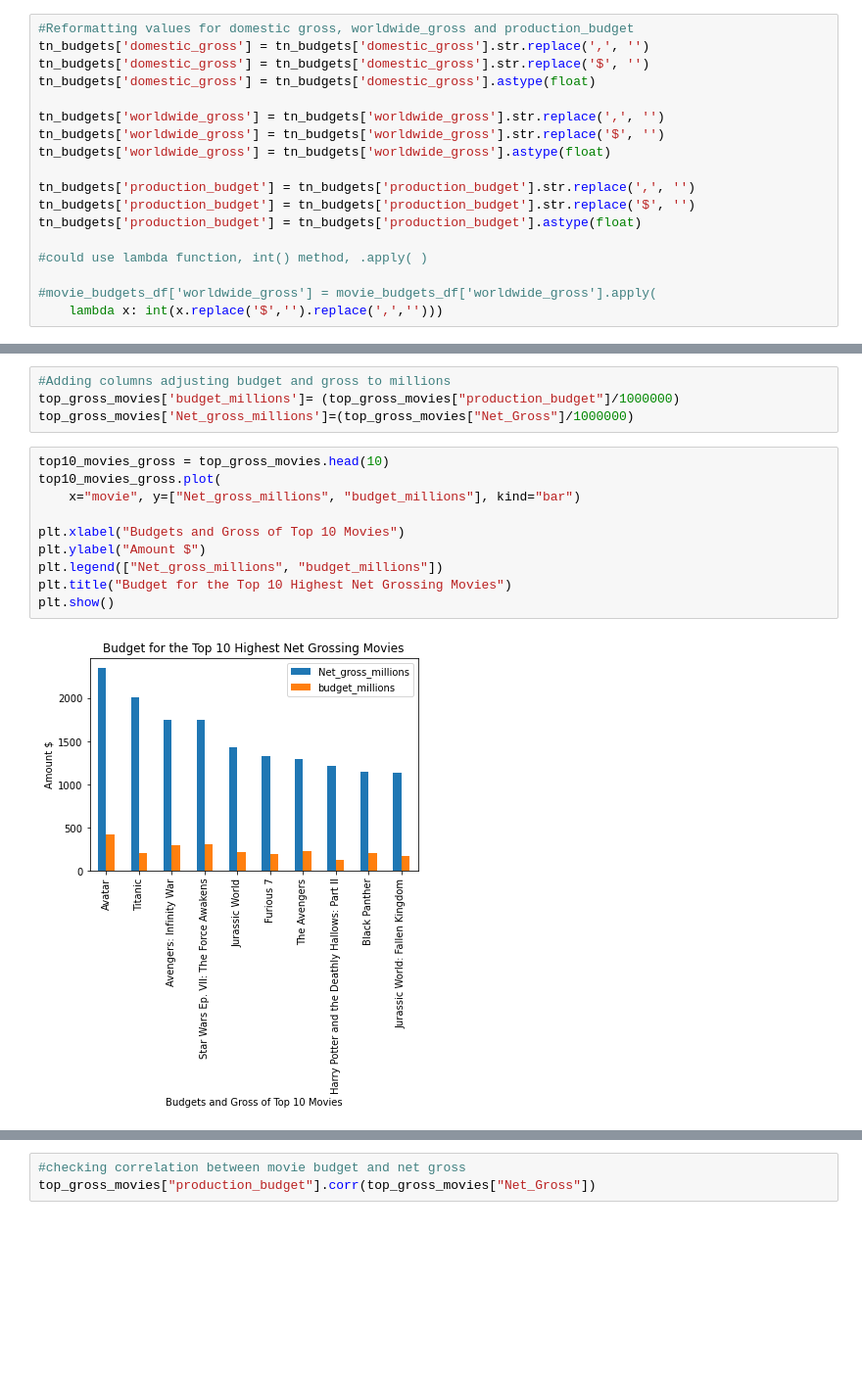
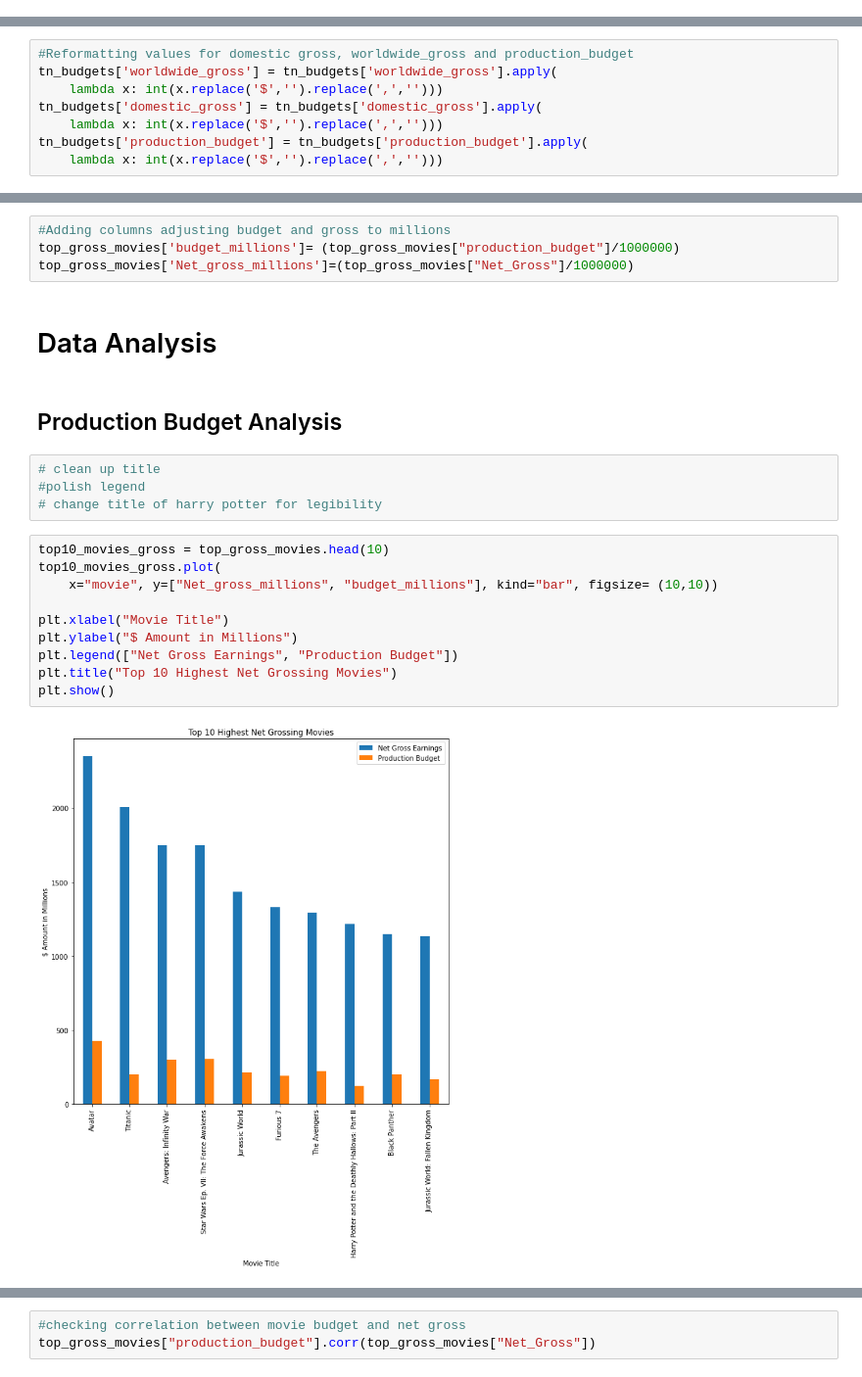
Before and after one commit to ldwilker10/dsc-phase-1-project-v2-4, a Jupyter notebook: Microsoft_Analysis.ipynb, the cells around one changed output, grey strips where cells are left out. Shown at 98% size. Cells and saved outputs as stored; diff of their text form; blank space fills up the shorter version.

```diff
--- a/Microsoft_Analysis.ipynb
+++ b/Microsoft_Analysis.ipynb
@@ -135,18 +105,0 @@ Net Gross Earnings for movies.
-# %%
-#Reformatting values for domestic gross, worldwide_gross and production_budget
-tn_budgets['domestic_gross'] = tn_budgets['domestic_gross'].str.replace(',', '')
-tn_budgets['domestic_gross'] = tn_budgets['domestic_gross'].str.replace('$', '')
-tn_budgets['domestic_gross'] = tn_budgets['domestic_gross'].astype(float)
-
-tn_budgets['worldwide_gross'] = tn_budgets['worldwide_gross'].str.replace(',', '')
-tn_budgets['worldwide_gross'] = tn_budgets['worldwide_gross'].str.replace('$', '')
-tn_budgets['worldwide_gross'] = tn_budgets['worldwide_gross'].astype(float)
-
-tn_budgets['production_budget'] = tn_budgets['production_budget'].str.replace(',', '')
-tn_budgets['production_budget'] = tn_budgets['production_budget'].str.replace('$', '')
-tn_budgets['production_budget'] = tn_budgets['production_budget'].astype(float)
-
-#could use lambda function, int() method, .apply( )
-
-#movie_budgets_df['worldwide_gross'] = movie_budgets_df['worldwide_gross'].apply(
-    lambda x: int(x.replace('$','').replace(',','')))
@@ -153,3 +199,11 @@ tn_budgets['production_budget'] = tn_budgets['production_budget'].astype(float)
+# %%
+#Reformatting values for domestic gross, worldwide_gross and production_budget
+tn_budgets['worldwide_gross'] = tn_budgets['worldwide_gross'].apply(
+    lambda x: int(x.replace('$','').replace(',','')))
+tn_budgets['domestic_gross'] = tn_budgets['domestic_gross'].apply(
+    lambda x: int(x.replace('$','').replace(',','')))
+tn_budgets['production_budget'] = tn_budgets['production_budget'].apply(
+    lambda x: int(x.replace('$','').replace(',','')))
 # %%
 # dropping rows with 0 values for budget and gross columns
 tn_budget_cleaned = tn_budgets.loc[(tn_budgets.domestic_gross != 0)
@@ -205,15 +263,23 @@ See the caveats in the documentation: https://pandas.pydata.org/pandas-docs/stab
 #Adding columns adjusting budget and gross to millions
 top_gross_movies['budget_millions']= (top_gross_movies["production_budget"]/1000000)
 top_gross_movies['Net_gross_millions']=(top_gross_movies["Net_Gross"]/1000000)
+# %% [markdown]
+# Data Analysis
+# %% [markdown]
+## Production Budget Analysis
+# %%
+# clean up title
+#polish legend
+# change title of harry potter for legibility
 # %%
 top10_movies_gross = top_gross_movies.head(10)
 top10_movies_gross.plot(
-    x="movie", y=["Net_gross_millions", "budget_millions"], kind="bar")
+    x="movie", y=["Net_gross_millions", "budget_millions"], kind="bar", figsize= (10,10))
 
-plt.xlabel("Budgets and Gross of Top 10 Movies")
-plt.ylabel("Amount $")
-plt.legend(["Net_gross_millions", "budget_millions"])
-plt.title("Budget for the Top 10 Highest Net Grossing Movies")
+plt.xlabel("Movie Title")
+plt.ylabel("$ Amount in Millions")
+plt.legend(["Net Gross Earnings", "Production Budget"])
+plt.title("Top 10 Highest Net Grossing Movies")
 plt.show()
 # %% [output]
-[figure, old version]
+[figure, new version]
```
Also changed, not shown: parts of 21 cells of this notebook.
